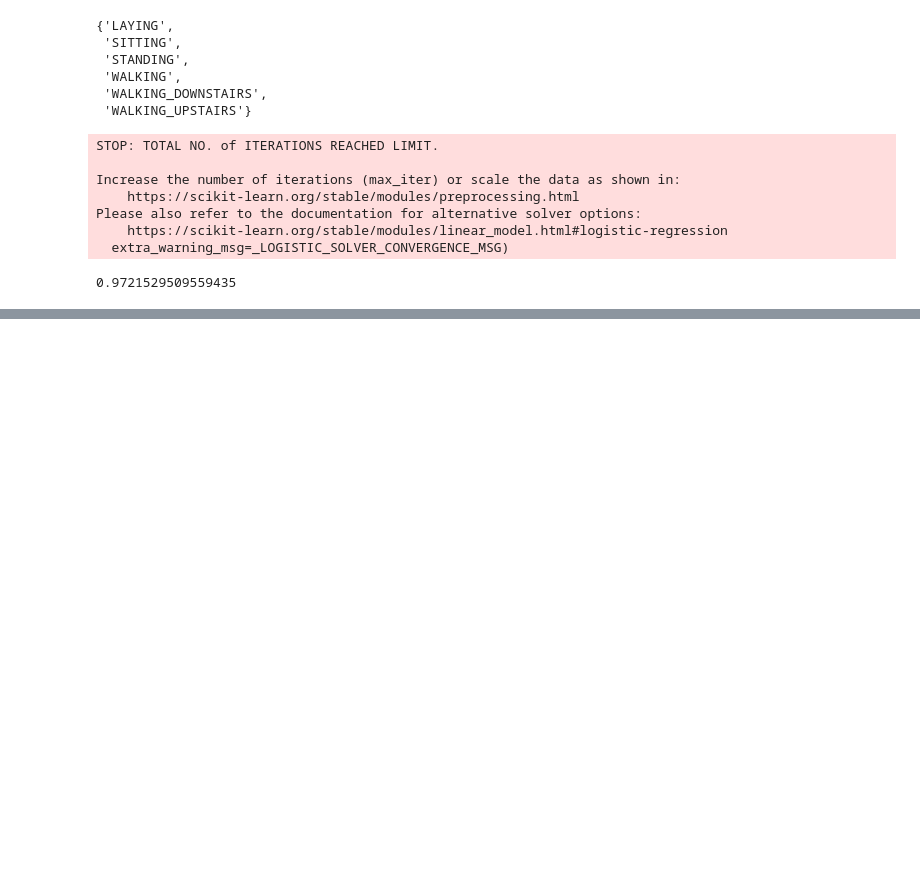
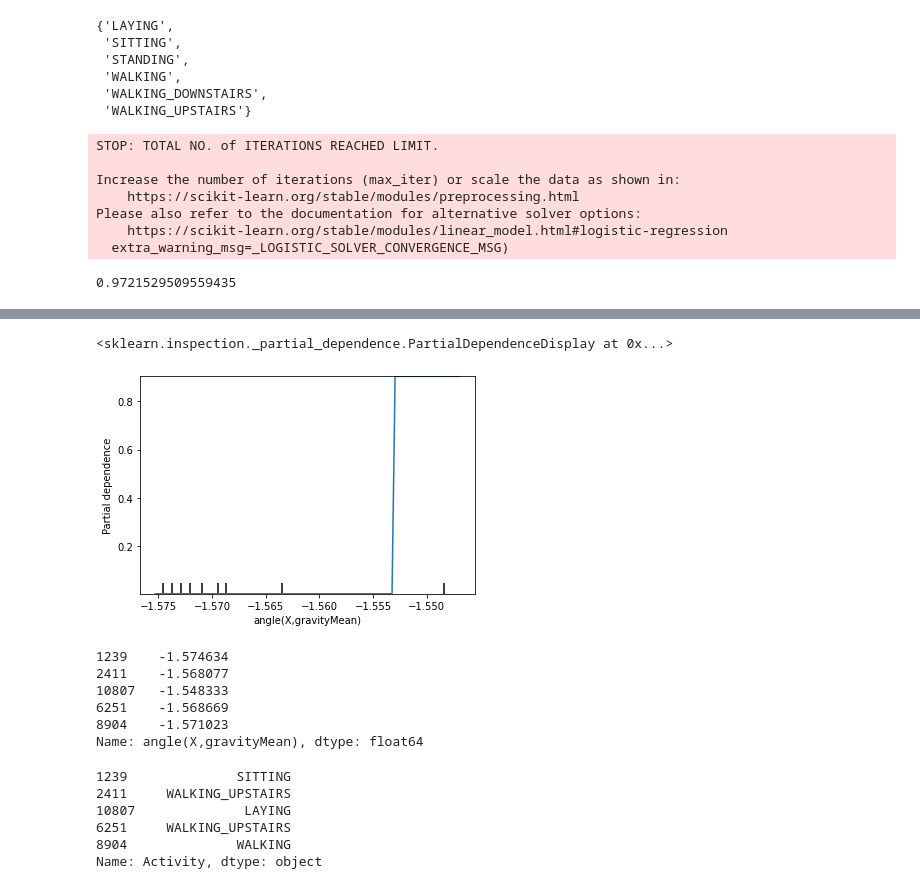
Before and after one commit to Zuzanna-Trafas/bhl-ai-hackathon, a Jupyter notebook: bhl_hackathon.ipynb, the cells around one changed output, grey strips where cells are left out. Saved outputs shown, nothing was run; the diff lists cells and outputs as text; code cells hidden in the pictures; blank space fills up the shorter version.

```diff
--- a/bhl_hackathon.ipynb
+++ b/bhl_hackathon.ipynb
@@ -48,0 +90,25 @@ clf.score(X_test, y_test)
+# %%
+from sklearn.inspection import plot_partial_dependence
+
+plot_partial_dependence(model, X_test, ["angle(X,gravityMean)"], target="LAYING")
+# %% [output]
+<sklearn.inspection._partial_dependence.PartialDependenceDisplay at 0x...>
+[figure, added]
+# %%
+X_test["angle(X,gravityMean)"].head()
+# %% [output]
+1239    -1.574634
+2411    -1.568077
+10807   -1.548333
+6251    -1.568669
+8904    -1.571023
+Name: angle(X,gravityMean), dtype: float64
+# %%
+y_test.head()
+# %% [output]
+1239              SITTING
+2411     WALKING_UPSTAIRS
+10807              LAYING
+6251     WALKING_UPSTAIRS
+8904              WALKING
+Name: Activity, dtype: object
```
Also changed, not shown: parts of 7 cells of this notebook.
